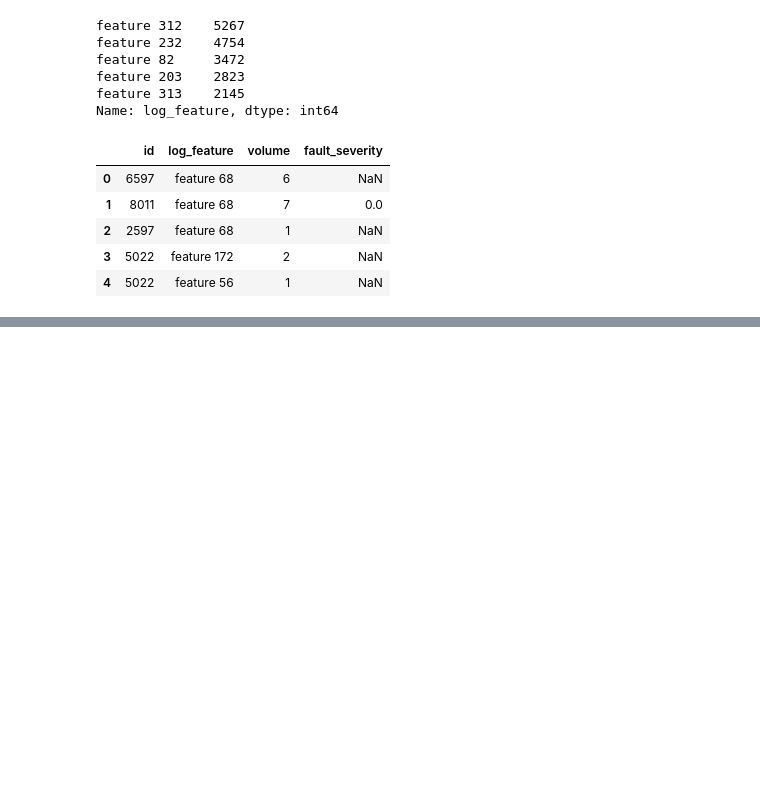
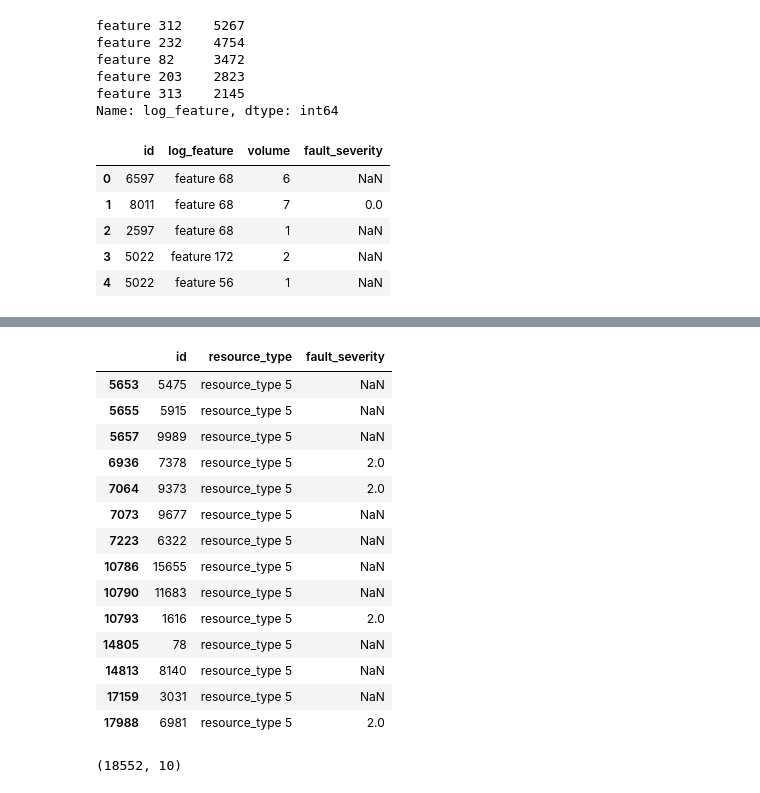
Before and after one commit to noguano/dsi_capstone, a Jupyter notebook: DSI US -5 ATX Capstone.ipynb, the cells around one changed output, grey strips where cells are left out. Drawn from its saved outputs; the diff is of its cells as text; code cells hidden in the pictures; blank space fills up the shorter version.

```diff
--- a/DSI US -5 ATX Capstone.ipynb
+++ b/DSI US -5 ATX Capstone.ipynb
@@ -329,0 +425,5 @@ log_feature.head()
+# %%
+#Merge preprocess into original and then into train:
+log_feature = log_feature.merge(log_feature_unq[['preprocess']], left_on='log_feature',right_index=True)
+print (event_type.head())
+log_feature['preprocess'].value_counts()
@@ -329,0 +454,3 @@ log_feature.head()
+# %%
+log_feature_merge = log_feature.pivot_table(values='volume',index='id',columns='preprocess',aggfunc=np.sum, fill_value=0)
+log_feature_merge.shape
@@ -329,0 +463,3 @@ log_feature.head()
+# %%
+df = df.merge(log_feature_merge, left_on='id', right_index=True)
+df.head()
@@ -329,0 +526,23 @@ log_feature.head()
+# %%
+resource_type.loc[resource_type['resource_type']=='resource_type 5']
+# %% [output]
+|  | id | resource_type | fault_severity |
+| 5653 | 5475 | resource_type 5 | NaN |
+| 5655 | 5915 | resource_type 5 | NaN |
+| 5657 | 9989 | resource_type 5 | NaN |
+| 6936 | 7378 | resource_type 5 | 2.0 |
+| 7064 | 9373 | resource_type 5 | 2.0 |
+| 7073 | 9677 | resource_type 5 | NaN |
+| 7223 | 6322 | resource_type 5 | NaN |
+| 10786 | 15655 | resource_type 5 | NaN |
+| 10790 | 11683 | resource_type 5 | NaN |
+| 10793 | 1616 | resource_type 5 | 2.0 |
+| 14805 | 78 | resource_type 5 | NaN |
+| 14813 | 8140 | resource_type 5 | NaN |
+| 17159 | 3031 | resource_type 5 | NaN |
+| 17988 | 6981 | resource_type 5 | 2.0 |
+# %%
+resource_type_merge = resource_type.pivot_table(index='id',columns='resource_type',aggfunc=lambda x: len(x), fill_value=0)
+resource_type_merge.shape
+# %% [output]
+(18552, 10)
```
Also changed, not shown: parts of 55 cells of this notebook, 1 other file.
